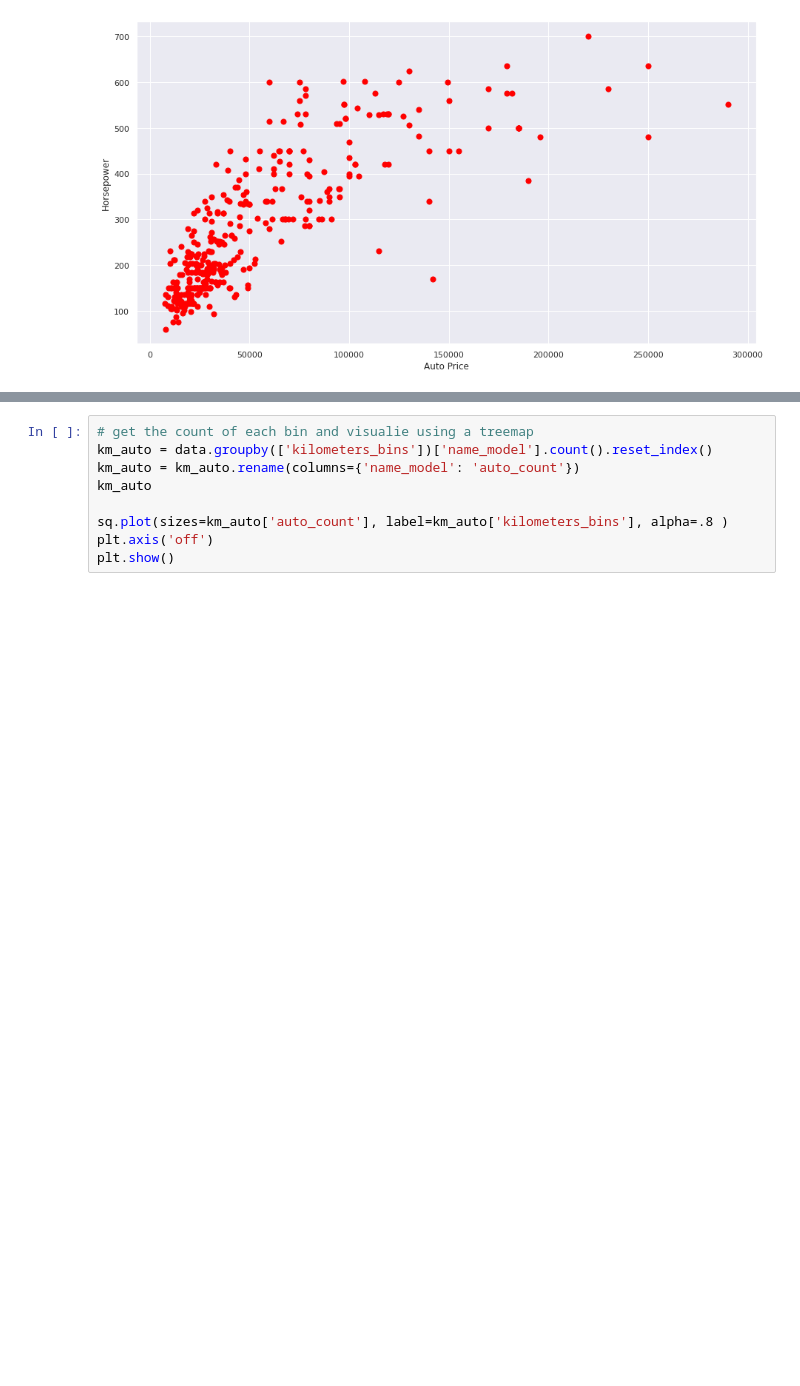
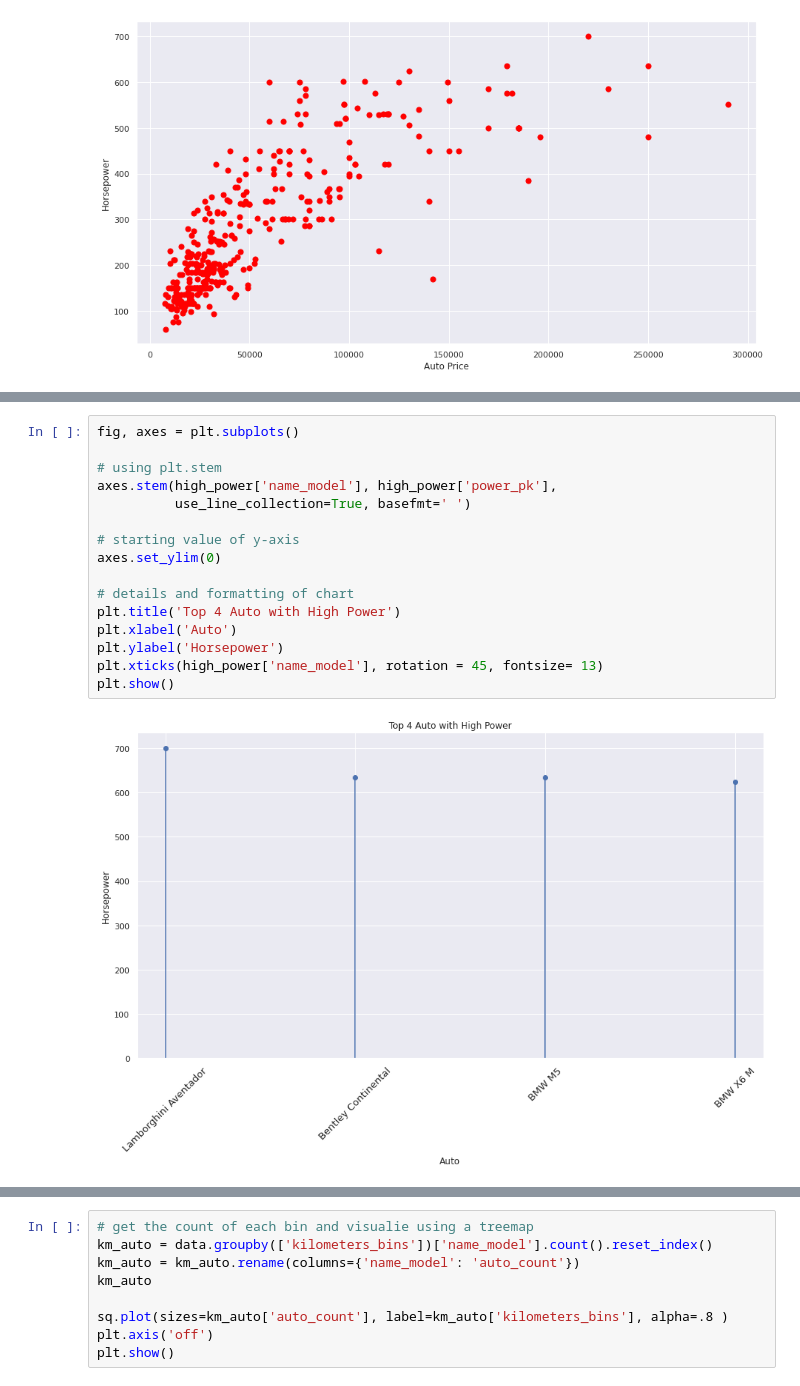
Before and after one commit to wa-le/autoscout24-webscrape-EDA, a Jupyter notebook: autoscout24_EDA.ipynb, the cells around one changed output, grey strips where cells are left out. Cells and saved outputs as stored; diff of their text form; blank space fills up the shorter version.

```diff
--- a/autoscout24_EDA.ipynb
+++ b/autoscout24_EDA.ipynb
@@ -632 +613,19 @@ high_power = data.sort_values(by=['power_pk'], ascending=False).reset_index()
+# %%
+fig, axes = plt.subplots()
+
+# using plt.stem
+axes.stem(high_power['name_model'], high_power['power_pk'],
+          use_line_collection=True, basefmt=' ')
+
+# starting value of y-axis
+axes.set_ylim(0)
+
+# details and formatting of chart
+plt.title('Top 4 Auto with High Power')
+plt.xlabel('Auto')
+plt.ylabel('Horsepower')
+plt.xticks(high_power['name_model'], rotation = 45, fontsize= 13)
+plt.show()
+# %% [output]
+[figure, added]
 # %%
```
Also changed, not shown: parts of 5 cells of this notebook.
